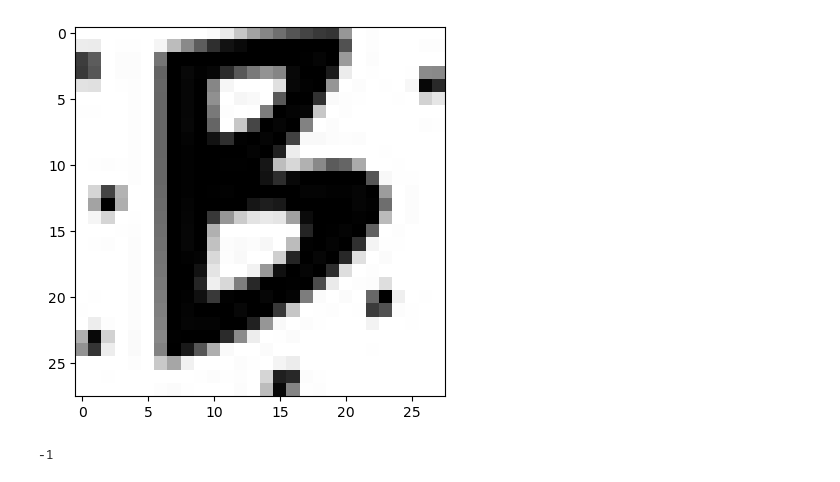
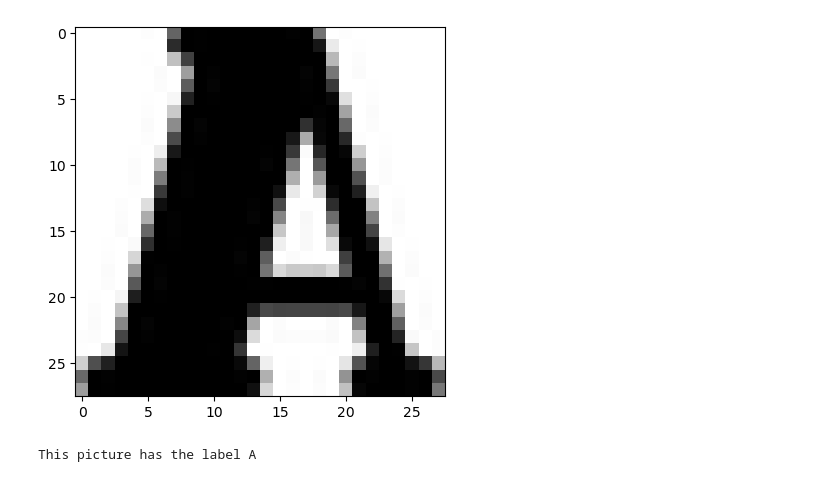
Before and after one commit to Hazdard/AppStat, a Jupyter notebook: DM_1/Sacha-Ben-Arous-DM1.ipynb, the cells around one changed output. Cells and saved outputs as stored; diff of their text form; code cells hidden in the pictures.

```diff
--- a/DM_1/Sacha-Ben-Arous-DM1.ipynb
+++ b/DM_1/Sacha-Ben-Arous-DM1.ipynb
@@ -37,17 +37,19 @@ randperm = np.random.permutation(X_train.shape[0])
 X_train = X_train[randperm,:]
 Y_train = Y_train[randperm]
 
-n_small = 1291
+n_small = 700
 X_train=X_train[:n_small]
 Y_train = Y_train[:n_small]
 # %%
 i = np.random.randint(n_small)
 plt.imshow(np.reshape(X_train[i],(28,28)), cmap='binary')
 plt.show()
-print(Y_train[i])
+if Y_train[i]==1 : tag = "A"
+else : tag = "B or C"
+print("This picture has the label " + tag)
 # %% [output]
-[figure, old version]
+[figure, new version]
--1
+This picture has the label A
 # %%
 def emp_risk(theta):
     return np.linalg.norm(Y_train-X_train@theta)**2/n_small
```
Also changed, not shown: parts of 11 cells of this notebook, 1 other file.
